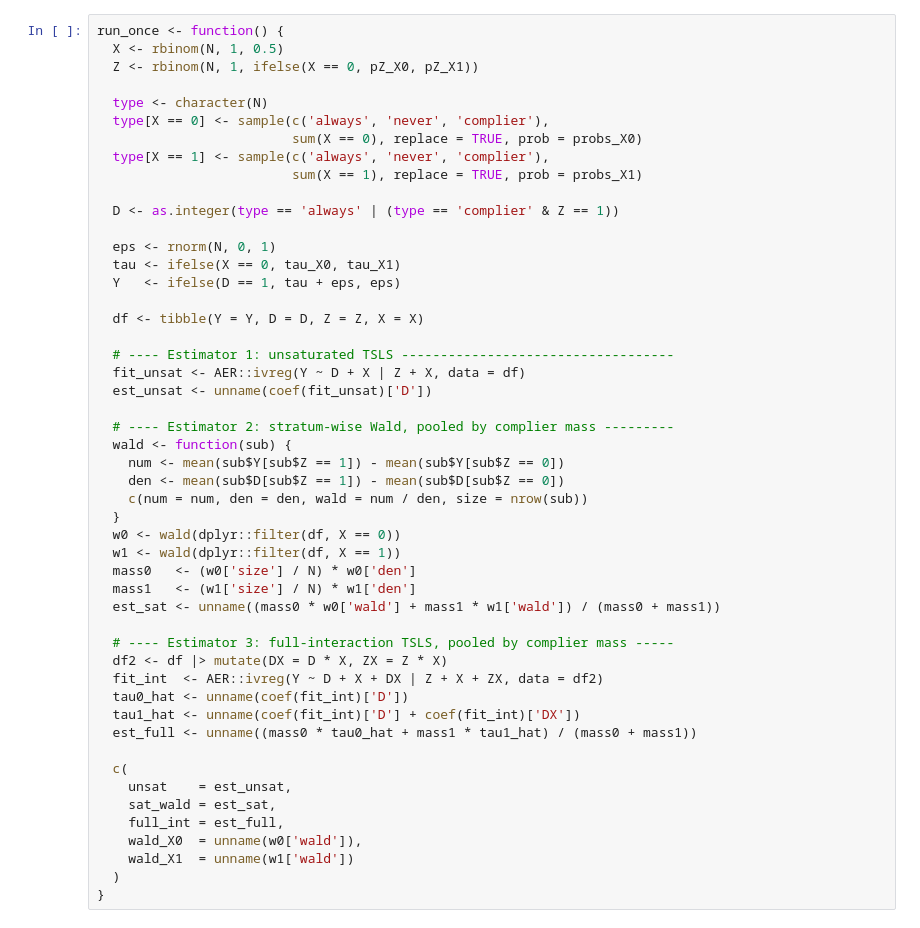
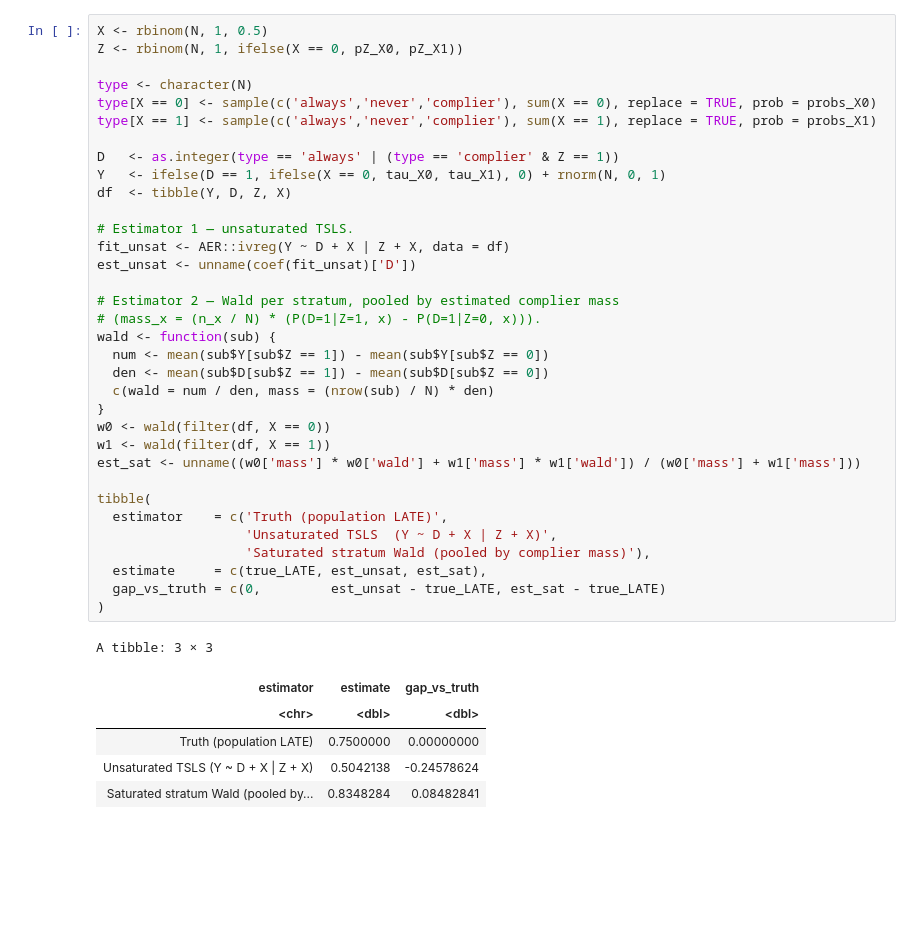
Before and after one commit to afrtrivi1120/causal-inference-papers-explainer, a Jupyter notebook: papers/iv/02-blandhol-bonney-mogstad-torgovitsky-tsls-late/simulation.ipynb, the cells around one changed output. Cells and saved outputs as stored; diff of their text form; blank space fills up the shorter version.

```diff
--- a/papers/iv/02-blandhol-bonney-mogstad-torgovitsky-tsls-late/simulation.ipynb
+++ b/papers/iv/02-blandhol-bonney-mogstad-torgovitsky-tsls-late/simulation.ipynb
@@ -77,50 +67,41 @@ Fit three estimators on each draw:
 # %%
-run_once <- function() {
-  X <- rbinom(N, 1, 0.5)
-  Z <- rbinom(N, 1, ifelse(X == 0, pZ_X0, pZ_X1))
+X <- rbinom(N, 1, 0.5)
+Z <- rbinom(N, 1, ifelse(X == 0, pZ_X0, pZ_X1))
 
-  type <- character(N)
-  type[X == 0] <- sample(c('always', 'never', 'complier'),
-                         sum(X == 0), replace = TRUE, prob = probs_X0)
-  type[X == 1] <- sample(c('always', 'never', 'complier'),
-                         sum(X == 1), replace = TRUE, prob = probs_X1)
+type <- character(N)
+type[X == 0] <- sample(c('always','never','complier'), sum(X == 0), replace = TRUE, prob = probs_X0)
+type[X == 1] <- sample(c('always','never','complier'), sum(X == 1), replace = TRUE, prob = probs_X1)
 
-  D <- as.integer(type == 'always' | (type == 'complier' & Z == 1))
+D   <- as.integer(type == 'always' | (type == 'complier' & Z == 1))
+Y   <- ifelse(D == 1, ifelse(X == 0, tau_X0, tau_X1), 0) + rnorm(N, 0, 1)
+df  <- tibble(Y, D, Z, X)
 
-  eps <- rnorm(N, 0, 1)
-  tau <- ifelse(X == 0, tau_X0, tau_X1)
-  Y   <- ifelse(D == 1, tau + eps, eps)
+# Estimator 1 — unsaturated TSLS.
+fit_unsat <- AER::ivreg(Y ~ D + X | Z + X, data = df)
+est_unsat <- unname(coef(fit_unsat)['D'])
 
-  df <- tibble(Y = Y, D = D, Z = Z, X = X)
+# Estimator 2 — Wald per stratum, pooled by estimated complier mass
+# (mass_x = (n_x / N) * (P(D=1|Z=1, x) - P(D=1|Z=0, x))).
+wald <- function(sub) {
+  num <- mean(sub$Y[sub$Z == 1]) - mean(sub$Y[sub$Z == 0])
+  den <- mean(sub$D[sub$Z == 1]) - mean(sub$D[sub$Z == 0])
+  c(wald = num / den, mass = (nrow(sub) / N) * den)
+}
+w0 <- wald(filter(df, X == 0))
+w1 <- wald(filter(df, X == 1))
+est_sat <- unname((w0['mass'] * w0['wald'] + w1['mass'] * w1['wald']) / (w0['mass'] + w1['mass']))
 
-  # ---- Estimator 1: unsaturated TSLS -----------------------------------
-  fit_unsat <- AER::ivreg(Y ~ D + X | Z + X, data = df)
-  est_unsat <- unname(coef(fit_unsat)['D'])
-
-  # ---- Estimator 2: stratum-wise Wald, pooled by complier mass ---------
-  wald <- function(sub) {
-    num <- mean(sub$Y[sub$Z == 1]) - mean(sub$Y[sub$Z == 0])
-    den <- mean(sub$D[sub$Z == 1]) - mean(sub$D[sub$Z == 0])
-    c(num = num, den = den, wald = num / den, size = nrow(sub))
-  }
-  w0 <- wald(dplyr::filter(df, X == 0))
-  w1 <- wald(dplyr::filter(df, X == 1))
-  mass0   <- (w0['size'] / N) * w0['den']
-  mass1   <- (w1['size'] / N) * w1['den']
-  est_sat <- unname((mass0 * w0['wald'] + mass1 * w1['wald']) / (mass0 + mass1))
-
-  # ---- Estimator 3: full-interaction TSLS, pooled by complier mass -----
-  df2 <- df |> mutate(DX = D * X, ZX = Z * X)
-  fit_int  <- AER::ivreg(Y ~ D + X + DX | Z + X + ZX, data = df2)
-  tau0_hat <- unname(coef(fit_int)['D'])
-  tau1_hat <- unname(coef(fit_int)['D'] + coef(fit_int)['DX'])
-  est_full <- unname((mass0 * tau0_hat + mass1 * tau1_hat) / (mass0 + mass1))
-
-  c(
-    unsat    = est_unsat,
-    sat_wald = est_sat,
-    full_int = est_full,
-    wald_X0  = unname(w0['wald']),
-    wald_X1  = unname(w1['wald'])
-  )
-}
+tibble(
+  estimator    = c('Truth (population LATE)',
+                   'Unsaturated TSLS  (Y ~ D + X | Z + X)',
+                   'Saturated stratum Wald (pooled by complier mass)'),
+  estimate     = c(true_LATE, est_unsat, est_sat),
+  gap_vs_truth = c(0,         est_unsat - true_LATE, est_sat - true_LATE)
+)
+# %% [output]
+A tibble: 3 × 3
+| estimator | estimate | gap_vs_truth |
+| <chr> | <dbl> | <dbl> |
+| Truth (population LATE) | 0.7500000 | 0.00000000 |
+| Unsaturated TSLS (Y ~ D + X | Z + X) | 0.5042138 | -0.24578624 |
+| Saturated stratum Wald (pooled by... | 0.8348284 | 0.08482841 |
```
Also changed, not shown: parts of 14 cells of this notebook, 6 other files.
